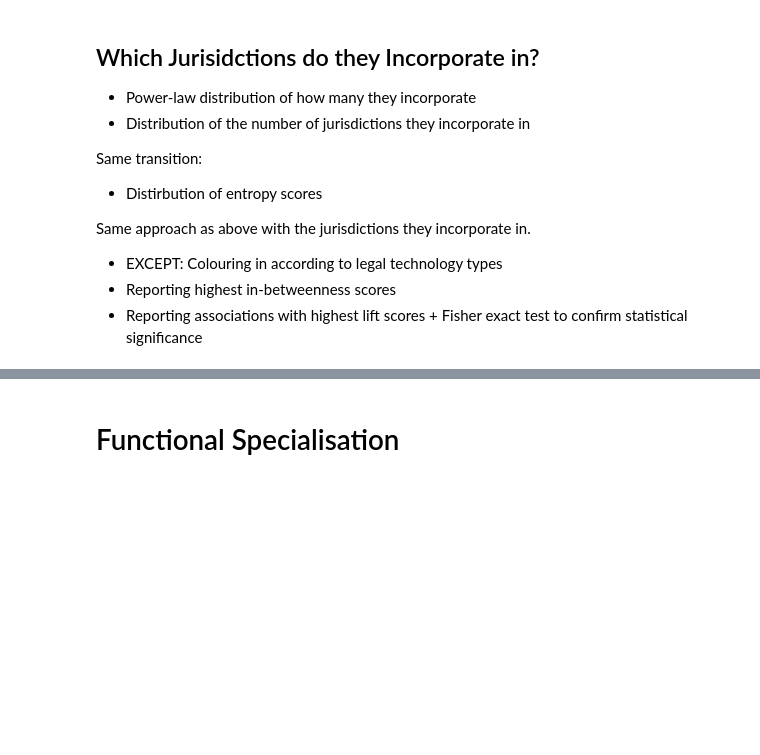
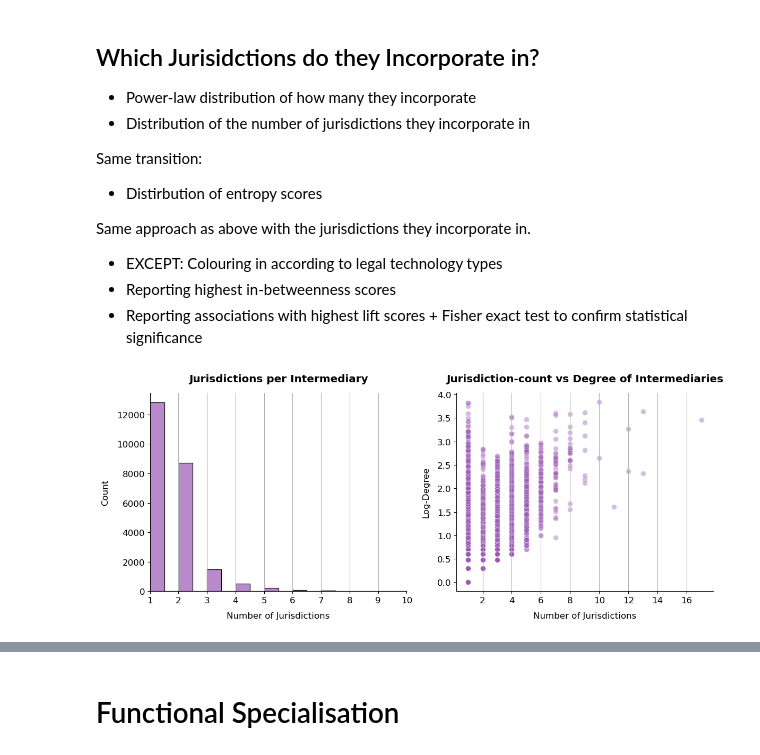
Before and after one commit to OscarAdserballe/intermediaries-in-the-offshore-world, a Jupyter notebook: propositions.ipynb, the cells around one changed output, grey strips where cells are left out. Drawn from its saved outputs; the diff is of its cells as text; code cells hidden in the pictures; blank space fills up the shorter version.

```diff
--- a/propositions.ipynb
+++ b/propositions.ipynb
@@ -1707,3 +1769,32 @@ Same approach as above with the jurisdictions they incorporate in.
 * EXCEPT: Colouring in according to legal technology types
 * Reporting highest in-betweenness scores
 * Reporting associations with highest lift scores + Fisher exact test to confirm statistical significance
+# %%
+fig, (ax1, ax2) = plt.subplots(1, 2, figsize=(12, 5))
+
+sns.histplot(data=intermediaries_df, x='jurisdiction_count', ax=ax1,
+             color='#9b59b6', alpha=0.7, edgecolor='black', binwidth=0.5)
+ax1.set_xlabel('Number of Jurisdictions', labelpad=10)
+ax1.set_xlim(1, 10)
+ax1.set_ylabel('Count', labelpad=10)
+ax1.spines['top'].set_visible(False)
+ax1.spines['right'].set_visible(False)
+
+y = intermediaries_df['jurisdiction_count'].value_counts().sort_index()
+ax1.grid(axis='x')
+ax1.set_title('Jurisdictions per Intermediary', pad=15, weight='bold')
+
+sns.scatterplot(data=intermediaries_df, x='jurisdiction_count', y='log_degree',
+                ax=ax2, alpha=0.4, color='#9b59b6', s=50)
+ax2.set_xlabel('Number of Jurisdictions', labelpad=10)
+ax2.set_ylabel('Log-Degree', labelpad=10)
+ax2.spines['top'].set_visible(False)
+ax2.spines['right'].set_visible(False)
+ax2.grid(axis='x')
+ax2.set_title('Jurisdiction-count vs Degree of Intermediaries', pad=15, weight='bold')
+
+plt.tight_layout()
+plt.savefig(PLOTS_PATH / "Geography_Distribution_of_Jurisdictions_by_Intermediary.png")
+plt.show()
+# %% [output]
+[figure, added]
```
Also changed, not shown: parts of 45 cells of this notebook, 52 other files.
